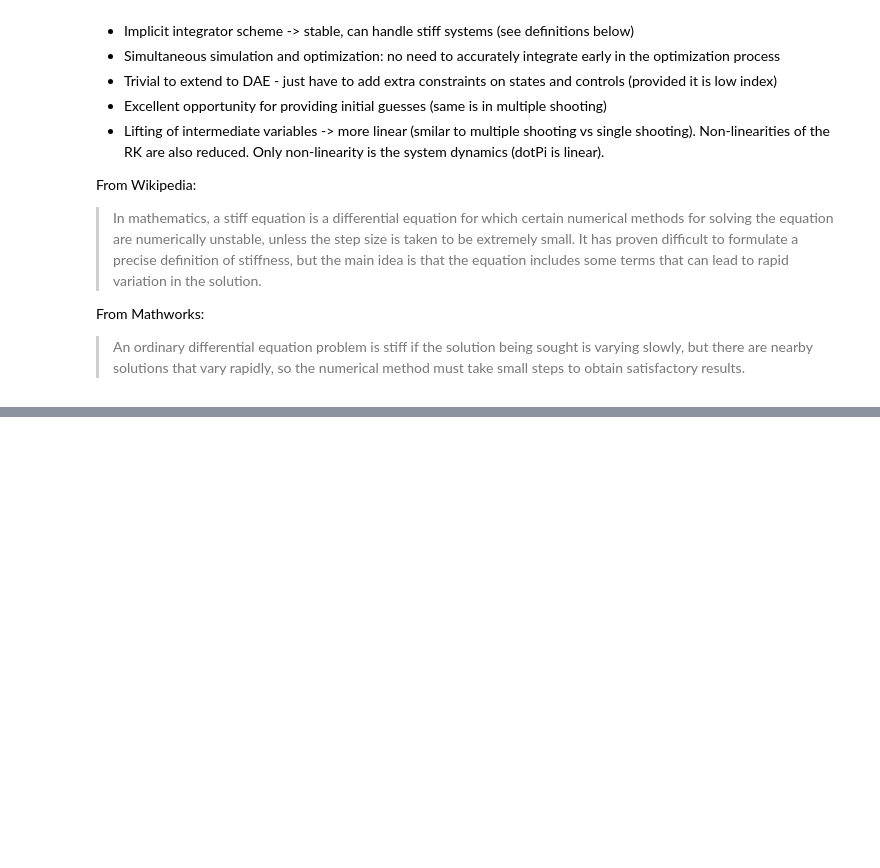
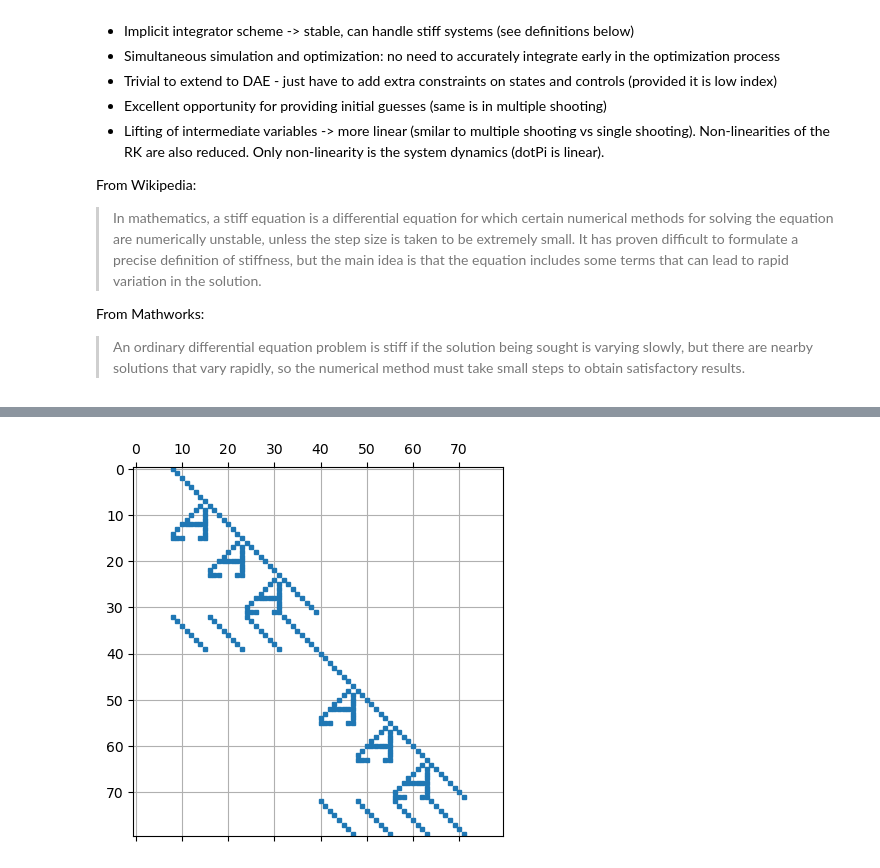
Before and after one commit to billtubbs/casadi-examples, a Jupyter notebook: 12-Direct-Collocation.ipynb, the cells around one changed output, grey strips where cells are left out. Saved outputs shown, nothing was run; the diff lists cells and outputs as text; code cells hidden in the pictures; blank space fills up the shorter version.

```diff
--- a/12-Direct-Collocation.ipynb
+++ b/12-Direct-Collocation.ipynb
@@ -449,0 +613,7 @@ From Mathworks:
+# %%
+plt.figure()
+plt.spy(constraints_jac[:80, 400:480], markersize=3)
+plt.grid()
+plt.show()
+# %% [output]
+[figure, added]
```
Also changed, not shown: parts of 28 cells of this notebook, 3 other files.
